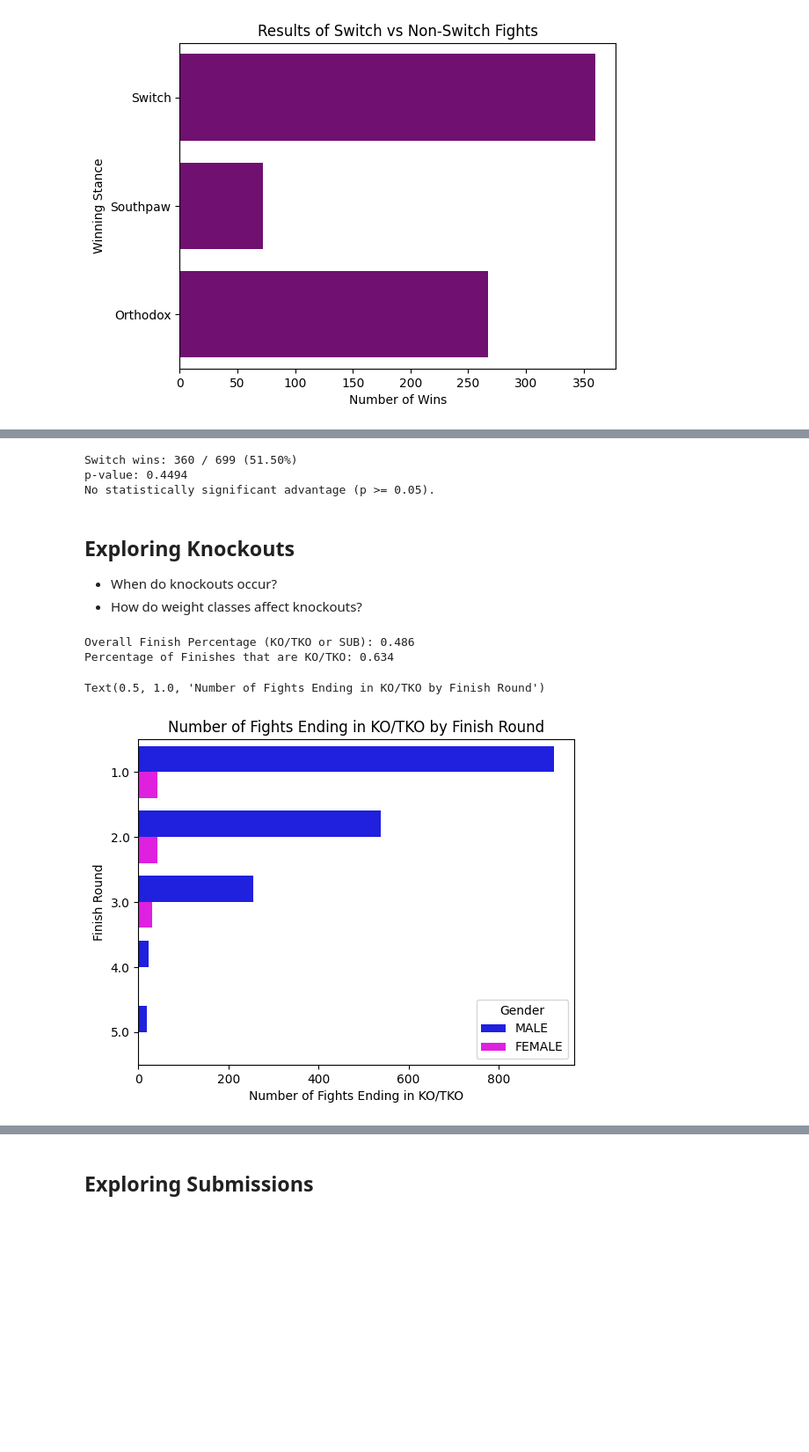
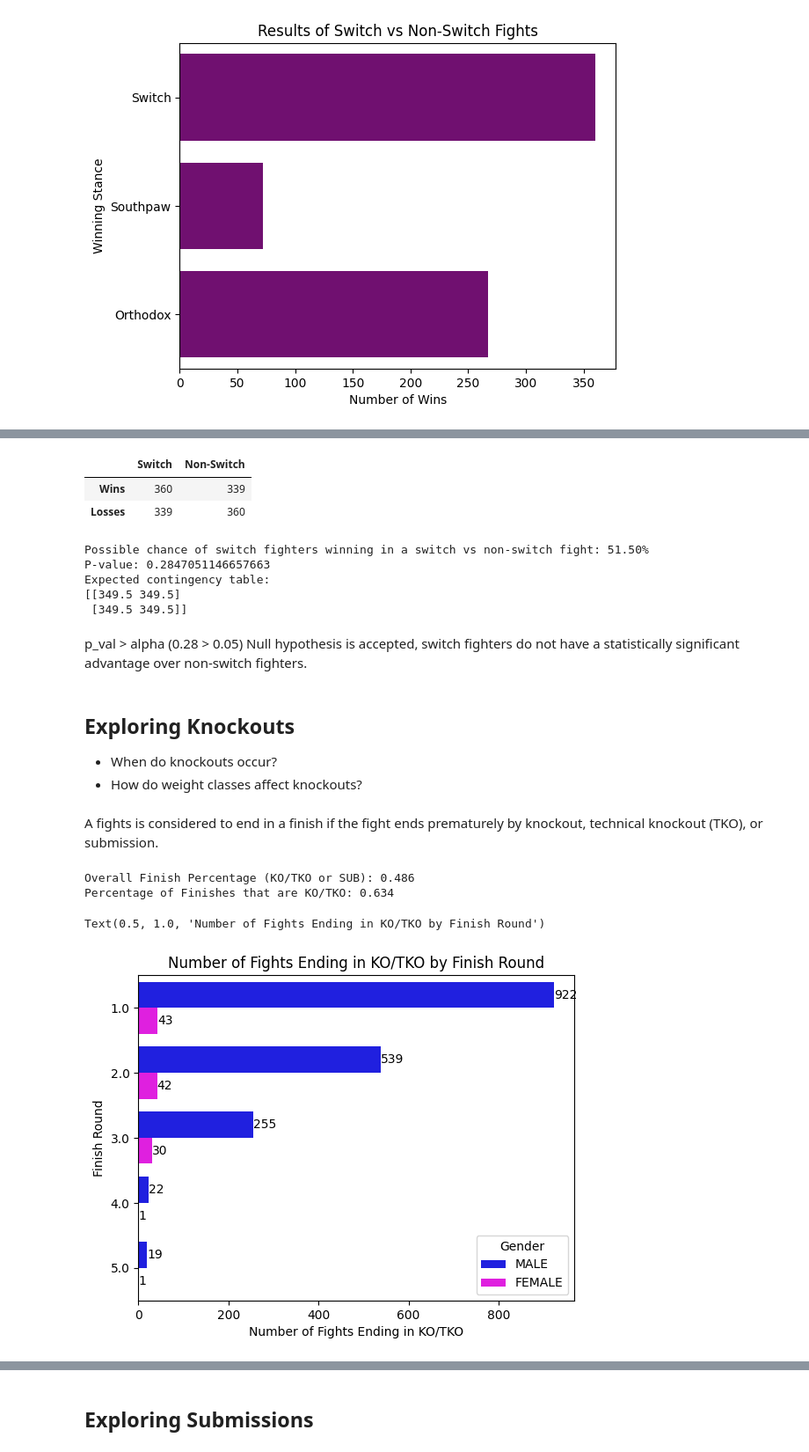
Before and after one commit to jmanlang/ufc-data-analysis, a Jupyter notebook: analysis.ipynb, the cells around one changed output, grey strips where cells are left out. Shown at 88% size. Cells and saved outputs as stored; diff of their text form; code cells hidden in the pictures; blank space fills up the shorter version.

Commit message:
Replace binomial test with chi2 test, continued annotating

```diff
--- a/analysis.ipynb
+++ b/analysis.ipynb
@@ -240,6 +242,9 @@ winner_stance = np.where(
 )
 winner_stance = pd.Series(winner_stance, index=analysis_df.index)
 
-sns.countplot(y=winner_stance)
+ax = sns.countplot(y=winner_stance)
+for container in ax.containers:
+    ax.bar_label(container)
 plt.title("Most Common Fighting Stance Among Winners")
+plt.show()
 # %% [output]
@@ -261,6 +265,8 @@ winner_stances = np.where(
 winner_stances = pd.Series(winner_stances, index=southpaw_fights.index)
 
 ax = sns.countplot(y=winner_stances, color='forestgreen')
+for container in ax.containers:
+    ax.bar_label(container)
 ax.set_xlabel("Number of Wins")
 ax.set_ylabel("Winning Stance")
 plt.title("Results of Southpaw vs Orthodox Fights")
@@ -325,21 +369,35 @@ switch_wins = np.sum(
 
 total_switch_fights = len(switch_fights)
 
-# Null hypothesis: Switch wins 50% of the time
-result = binomtest(switch_wins, total_switch_fights, p=0.5, alternative='two-sided')
-print(f"Switch wins: {switch_wins} / {total_switch_fights} ({(switch_wins/total_switch_fights)*100:.2f}%)")
-print(f"p-value: {result.pvalue:.4f}")
-
-if result.pvalue < 0.05:
-    print("The advantage is statistically significant (p < 0.05).")
-else:
-    print("No statistically significant advantage (p >= 0.05).")
+# Create contingency table for Chi-squared test
+swo_ct = pd.DataFrame(data={
+    'Switch': [switch_wins, total_switch_fights-switch_wins],
+    'Non-Switch': [total_switch_fights-switch_wins, switch_wins]},
+                     index=['Wins', 'Losses'])
+swo_ct
 # %% [output]
-Switch wins: 360 / 699 (51.50%)
-p-value: 0.4494
-No statistically significant advantage (p >= 0.05).
+|  | Switch | Non-Switch |
+| Wins | 360 | 339 |
+| Losses | 339 | 360 |
+# %%
+# Chi-squared test for switch fighter advantage
+print(f"Possible chance of switch fighters winning in a switch vs non-switch fight: {(switch_wins / total_switch_fights)*100:.2f}%")
+chi2_stat, p_value, dof, expected_counts = chi2_contingency(swo_ct)
+print(f"P-value: {p_value}")
+print(f"Expected contingency table:\n{expected_counts}")
+# %% [output]
+Possible chance of switch fighters winning in a switch vs non-switch fight: 51.50%
+P-value: 0.2847051146657663
+Expected contingency table:
+[[349.5 349.5]
+ [349.5 349.5]]
+# %% [markdown]
+p_val > alpha (0.28 > 0.05)
+Null hypothesis is accepted, switch fighters do not have a statistically significant advantage over non-switch fighters.
 # %% [markdown]
 ## Exploring Knockouts
 - When do knockouts occur?
 - How do weight classes affect knockouts?
+# %% [markdown]
+A fights is considered to end in a finish if the fight ends prematurely by knockout, technical knockout (TKO), or submission.
 # %%
@@ -354,17 +413,18 @@ Percentage of Finishes that are KO/TKO: 0.634
 # %%
 # All fights ending in KO/TKO
 ko_fights = analysis_df[analysis_df['Finish'] == 'KO/TKO']
 
-sns.countplot(
+ax = sns.countplot(
     data=ko_fights,
     y='FinishRound',
     hue='Gender',
     palette={'MALE': 'blue', 'FEMALE': 'magenta'}
 )
-
-plt.xlabel('Number of Fights Ending in KO/TKO')
-plt.ylabel('Finish Round')
-plt.title('Number of Fights Ending in KO/TKO by Finish Round')
+for container in ax.containers:
+    ax.bar_label(container)
+ax.set_xlabel('Number of Fights Ending in KO/TKO')
+ax.set_ylabel('Finish Round')
+ax.set_title('Number of Fights Ending in KO/TKO by Finish Round')
 # %% [output]
 Text(0.5, 1.0, 'Number of Fights Ending in KO/TKO by Finish Round')
-[figure, old version]
+[figure, new version]
```
Also changed, not shown: parts of 17 cells of this notebook.
